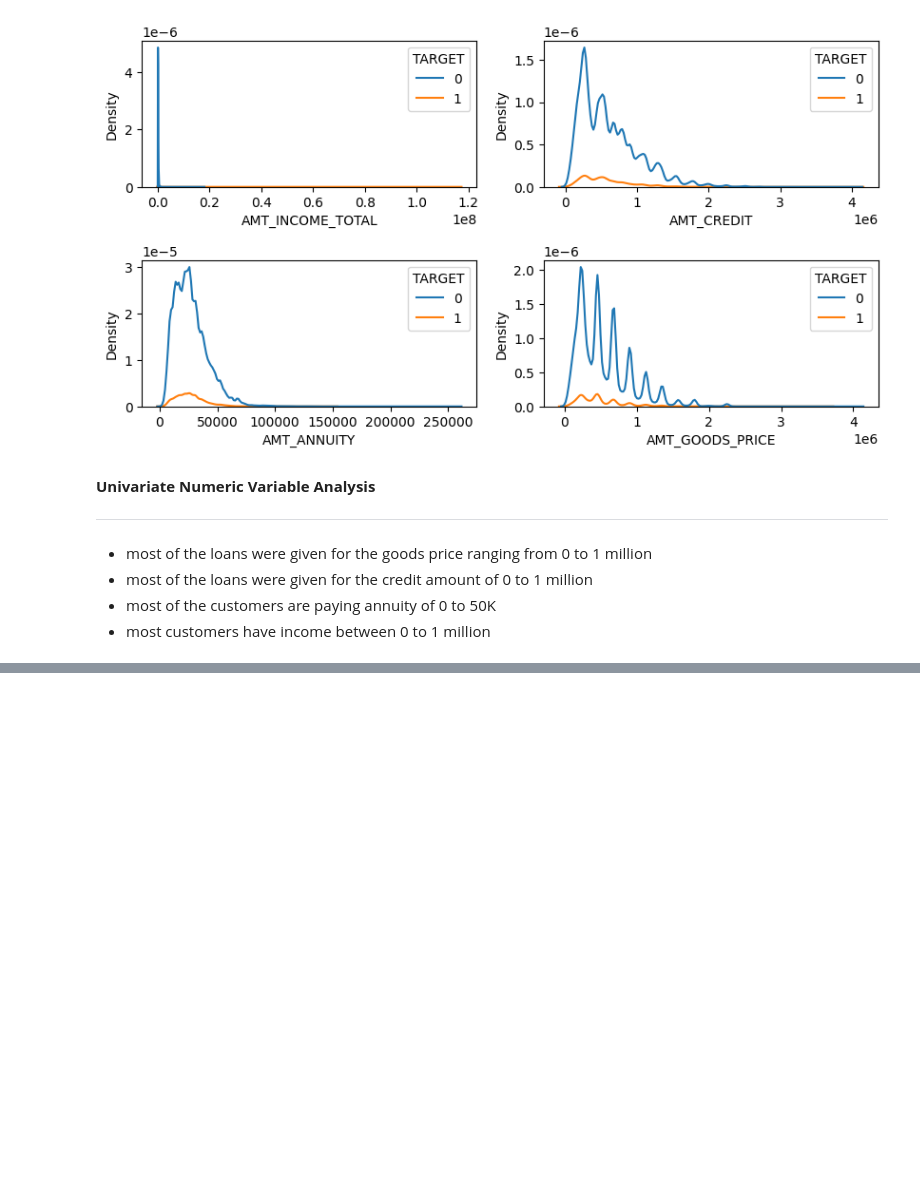
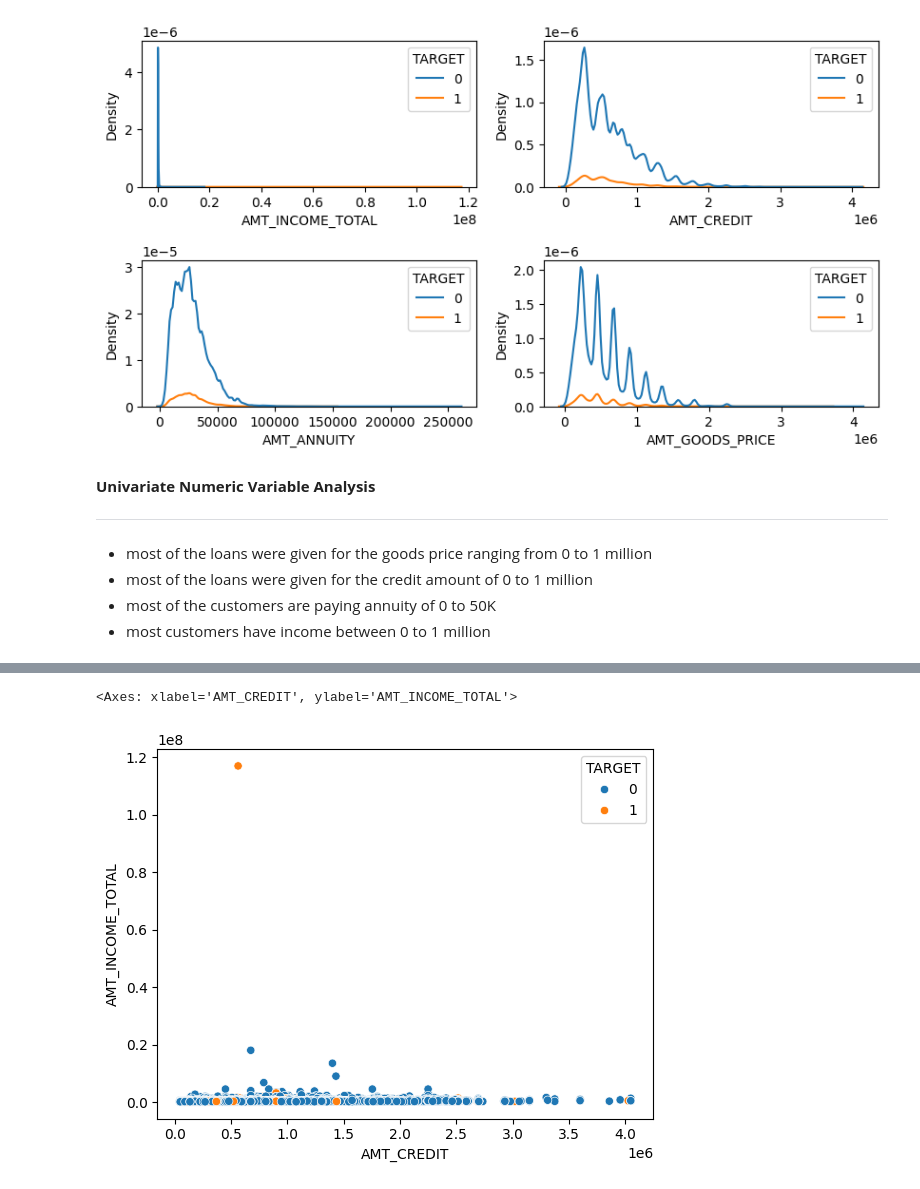
Before and after one commit to htetaunglynn94/portfolio_projects, a Jupyter notebook: eda_on_loan_default.ipynb, the cells around one changed output, grey strips where cells are left out. Saved outputs shown, nothing was run; the diff lists cells and outputs as text; code cells hidden in the pictures; blank space fills up the shorter version.

```diff
--- a/eda_on_loan_default.ipynb
+++ b/eda_on_loan_default.ipynb
@@ -1230,0 +1224,5 @@ for i, col in enumerate(amt_var):
+# %%
+sns.scatterplot(data=num_data, x='AMT_CREDIT', y='AMT_INCOME_TOTAL', hue='TARGET')
+# %% [output]
+<Axes: xlabel='AMT_CREDIT', ylabel='AMT_INCOME_TOTAL'>
+[figure, added]
```
Also changed, not shown: parts of 13 cells of this notebook.
